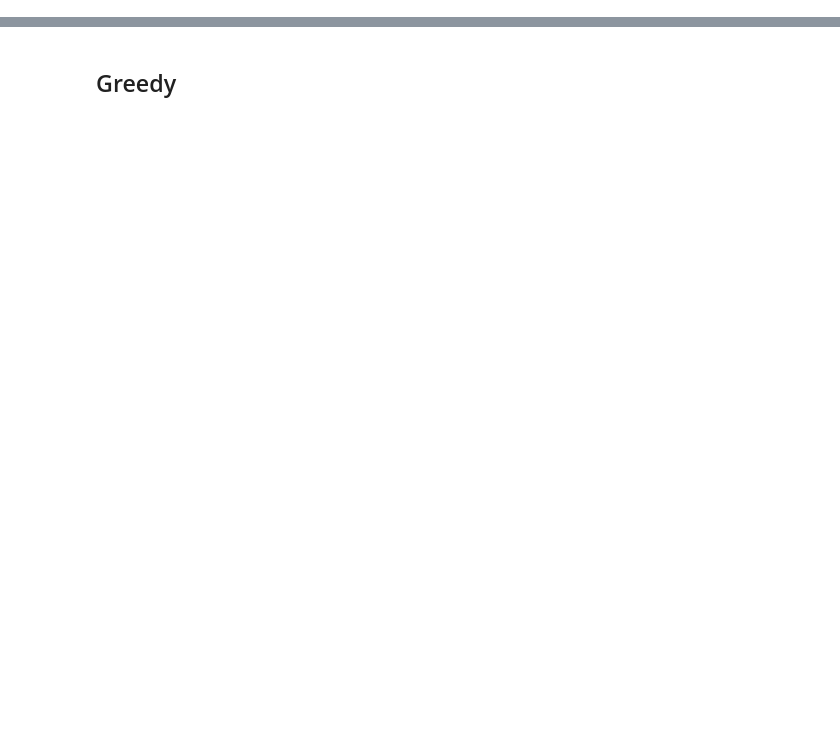
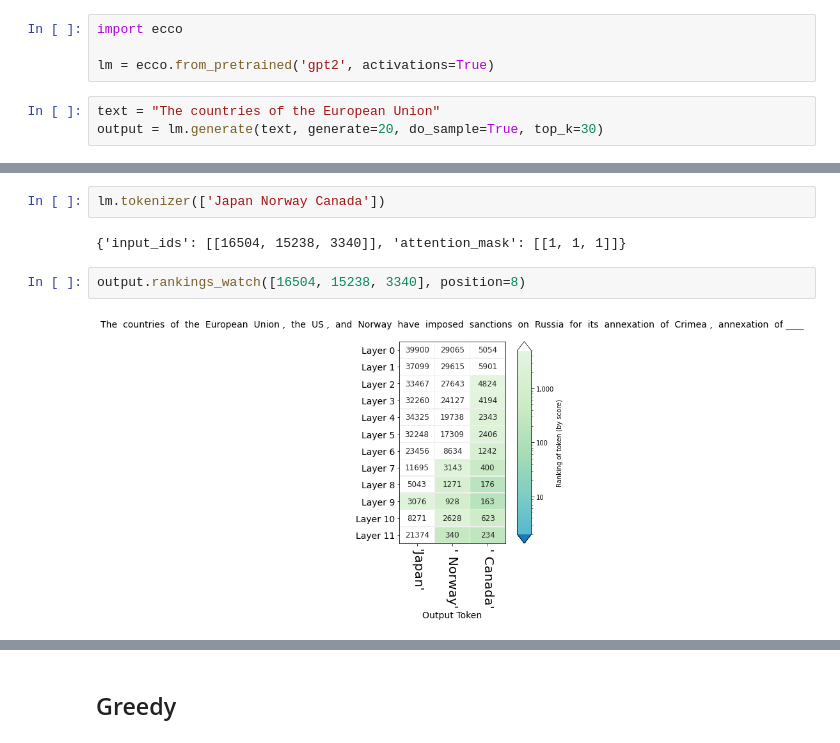
Before and after one commit to Nempickaxe/mini_projects, a Jupyter notebook: Language_model_decoding_parameters.ipynb, the cells around one changed output, grey strips where cells are left out. Drawn from its saved outputs; the diff is of its cells as text; blank space fills up the shorter version.

Commit message:
added ecco functionalities

```diff
--- a/Language_model_decoding_parameters.ipynb
+++ b/Language_model_decoding_parameters.ipynb
@@ -22,0 +24,7 @@ Successfully installed sacremoses-0.0.43 tokenizers-0.9.4 transformers-4.2.1
+# %%
+import ecco
+
+lm = ecco.from_pretrained('gpt2', activations=True)
+# %%
+text = "The countries of the European Union"
+output = lm.generate(text, generate=20, do_sample=True, top_k=30)
@@ -22,0 +52,8 @@ Successfully installed sacremoses-0.0.43 tokenizers-0.9.4 transformers-4.2.1
+# %%
+lm.tokenizer(['Japan Norway Canada'])
+# %% [output]
+{'input_ids': [[16504, 15238, 3340]], 'attention_mask': [[1, 1, 1]]}
+# %%
+output.rankings_watch([16504, 15238, 3340], position=8)
+# %% [output]
+[figure, added]
```
Also changed, not shown: parts of 25 cells of this notebook.
